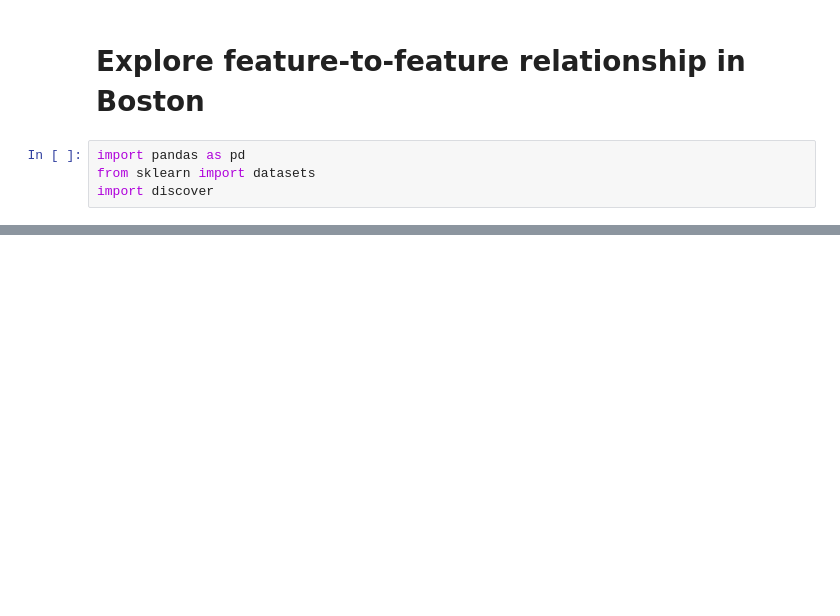
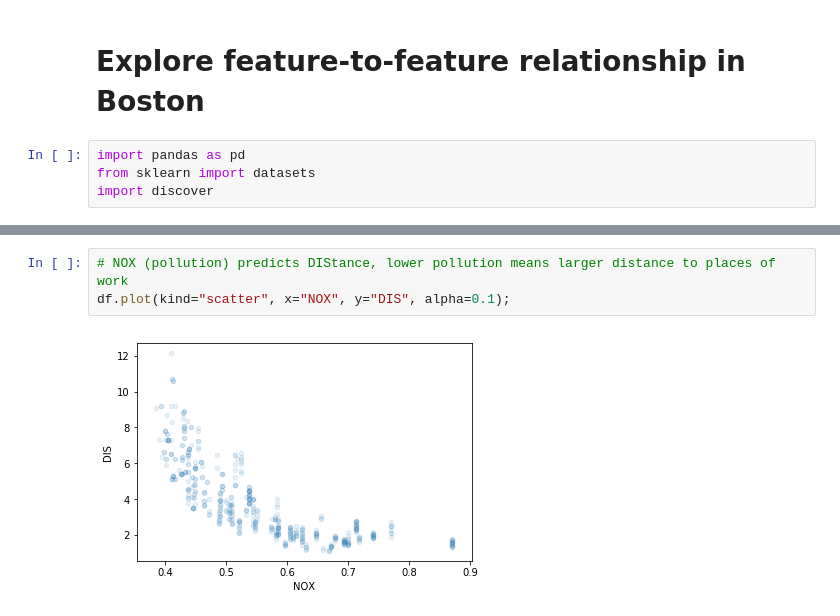
Before and after one commit to ianozsvald/beyond_correlation, a Jupyter notebook: example_boston_discover_feature_relationships.ipynb, the cells around one changed output, grey strips where cells are left out. Cells and saved outputs as stored; diff of their text form; blank space fills up the shorter version.

```diff
--- a/example_boston_discover_feature_relationships.ipynb
+++ b/example_boston_discover_feature_relationships.ipynb
@@ -49 +102,6 @@ df_results.pivot(index='target', columns='feature', values='score').fillna(1) \
+# %%
+# NOX (pollution) predicts DIStance, lower pollution means larger distance to places of work
+df.plot(kind="scatter", x="NOX", y="DIS", alpha=0.1);
+# %% [output]
+[figure, added]
 # %%
```
Also changed, not shown: parts of 11 cells of this notebook, 3 other files.
